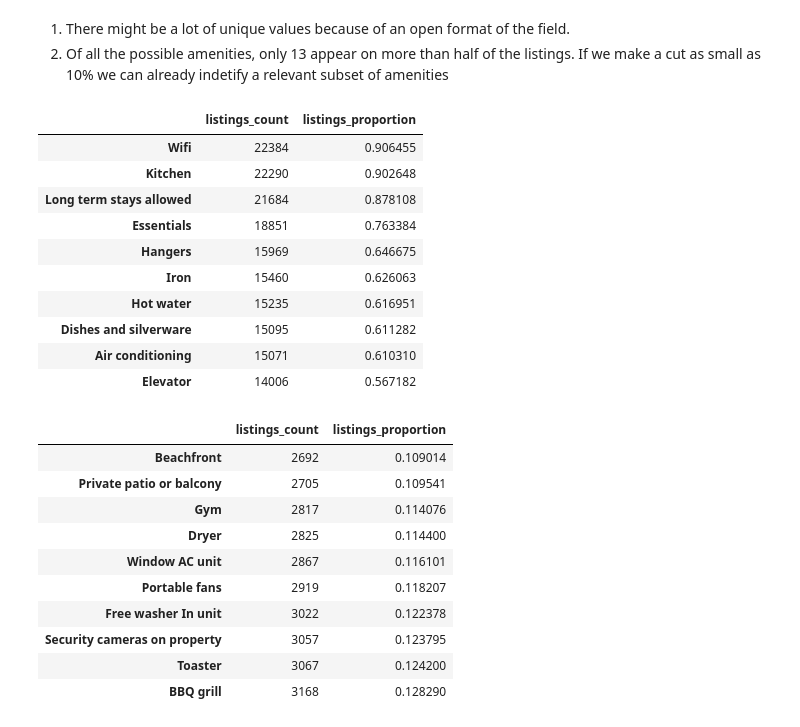
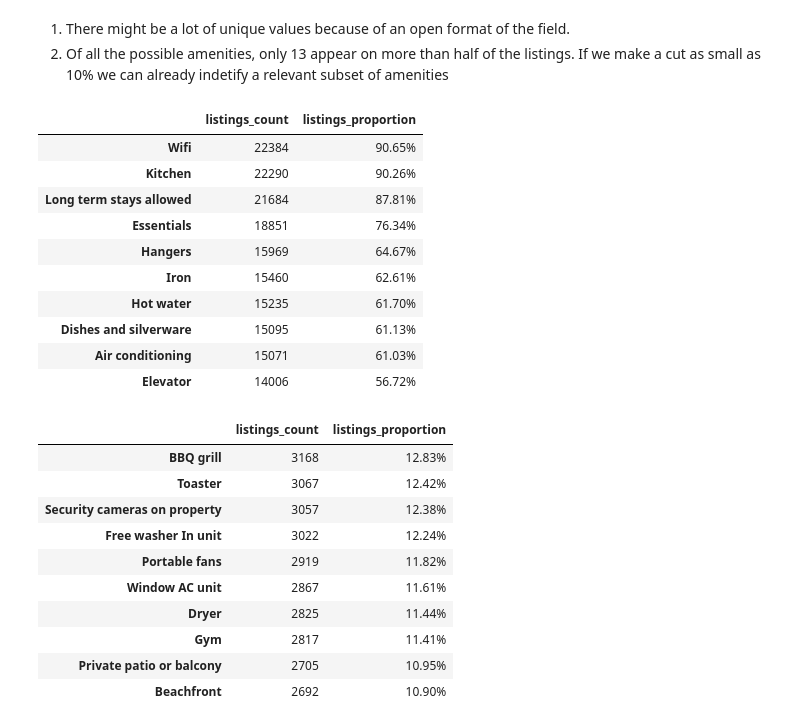
Before and after one commit to bglucca/RioAirBnB, a Jupyter notebook: analysis.ipynb, the cells around one changed output. Cells and saved outputs as stored; diff of their text form; code cells hidden in the pictures.

```diff
--- a/analysis.ipynb
+++ b/analysis.ipynb
@@ -714,7 +770,11 @@ for col in listing_vars:
 
     sns.countplot(data = df_subset, x = col)
 
-    plt.title(f'Countplot of variable: {col}')
+    plt.title(f'Countplot of variable: {col}', fontdict={'fontsize':15})
+
+    plt.xlabel(col, fontdict = {'fontsize':13})
+
+    plt.ylabel('Count')
 
     plt.xticks(rotation = 45)
 
@@ -1153,30 +1243,37 @@ Amount of amenities that occur in at least 100.00% of all listings: 0
 2. Of all the possible amenities, only 13 appear on more than half of the listings. If we make a cut as small as 10% we can already indetify a relevant subset of amenities
 # %%
 display(amenities_pareto[amenities_pareto['listings_proportion'] >= 0.1]\
-                            .nlargest(10, columns='listings_count'))
+                            .nlargest(10, columns='listings_count')\
+                            .style\
+                            .background_gradient(subset = 'listings_proportion')\
+                            .format({'listings_proportion':'{:.2%}'}))
 
 display(amenities_pareto[amenities_pareto['listings_proportion'] >= 0.1]\
-                    .nsmallest(10, columns='listings_count'))
+                    .nsmallest(10, columns='listings_count')\
+                    .sort_values('listings_proportion', ascending = False)\
+                    .style\
+                    .background_gradient(subset = 'listings_proportion')\
+                    .format({'listings_proportion':'{:.2%}'}))
 # %% [output]
 |  | listings_count | listings_proportion |
-| Wifi | 22384 | 0.906455 |
-| Kitchen | 22290 | 0.902648 |
-| Long term stays allowed | 21684 | 0.878108 |
-| Essentials | 18851 | 0.763384 |
-| Hangers | 15969 | 0.646675 |
-| Iron | 15460 | 0.626063 |
-| Hot water | 15235 | 0.616951 |
-| Dishes and silverware | 15095 | 0.611282 |
-| Air conditioning | 15071 | 0.610310 |
-| Elevator | 14006 | 0.567182 |
+| Wifi | 22384 | 90.65% |
+| Kitchen | 22290 | 90.26% |
+| Long term stays allowed | 21684 | 87.81% |
+| Essentials | 18851 | 76.34% |
+| Hangers | 15969 | 64.67% |
+| Iron | 15460 | 62.61% |
+| Hot water | 15235 | 61.70% |
+| Dishes and silverware | 15095 | 61.13% |
+| Air conditioning | 15071 | 61.03% |
+| Elevator | 14006 | 56.72% |
 |  | listings_count | listings_proportion |
-| Beachfront | 2692 | 0.109014 |
-| Private patio or balcony | 2705 | 0.109541 |
-| Gym | 2817 | 0.114076 |
-| Dryer | 2825 | 0.114400 |
-| Window AC unit | 2867 | 0.116101 |
-| Portable fans | 2919 | 0.118207 |
-| Free washer In unit | 3022 | 0.122378 |
-| Security cameras on property | 3057 | 0.123795 |
-| Toaster | 3067 | 0.124200 |
-| BBQ grill | 3168 | 0.128290 |
+| BBQ grill | 3168 | 12.83% |
+| Toaster | 3067 | 12.42% |
+| Security cameras on property | 3057 | 12.38% |
+| Free washer In unit | 3022 | 12.24% |
+| Portable fans | 2919 | 11.82% |
+| Window AC unit | 2867 | 11.61% |
+| Dryer | 2825 | 11.44% |
+| Gym | 2817 | 11.41% |
+| Private patio or balcony | 2705 | 10.95% |
+| Beachfront | 2692 | 10.90% |
```
Also changed, not shown: parts of 12 cells of this notebook.
